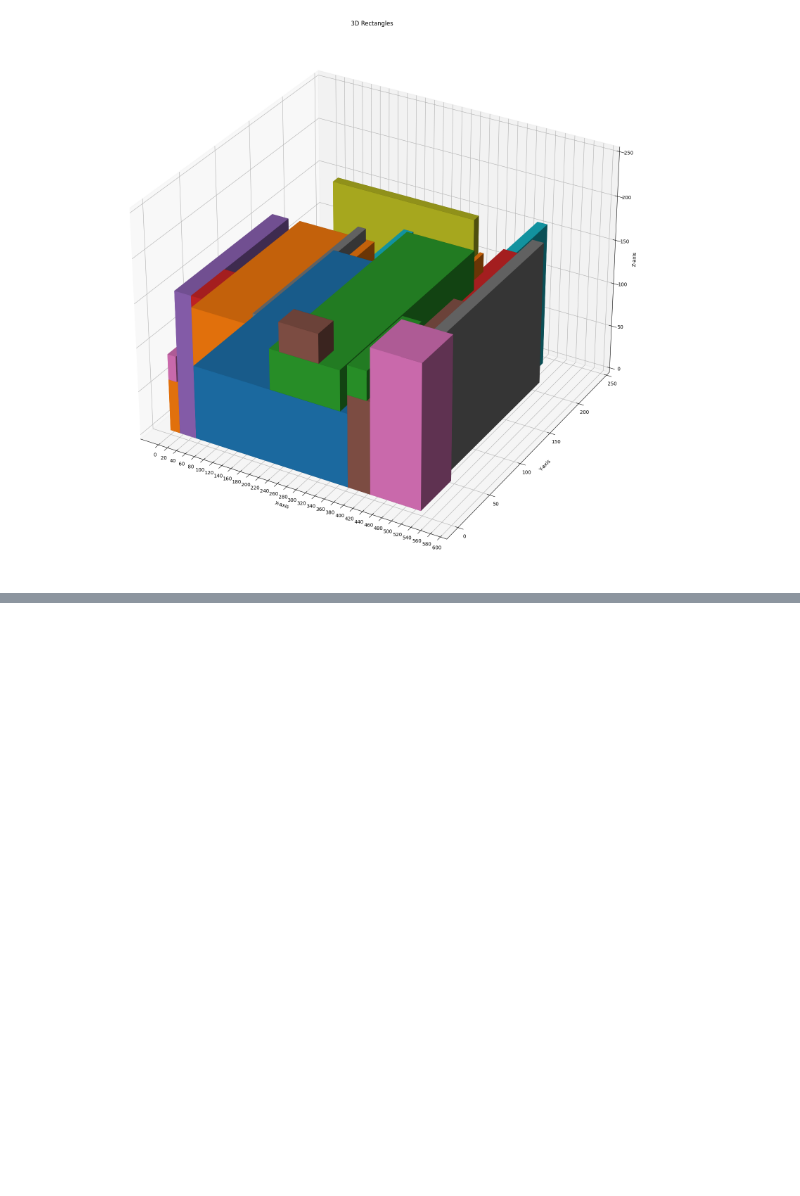
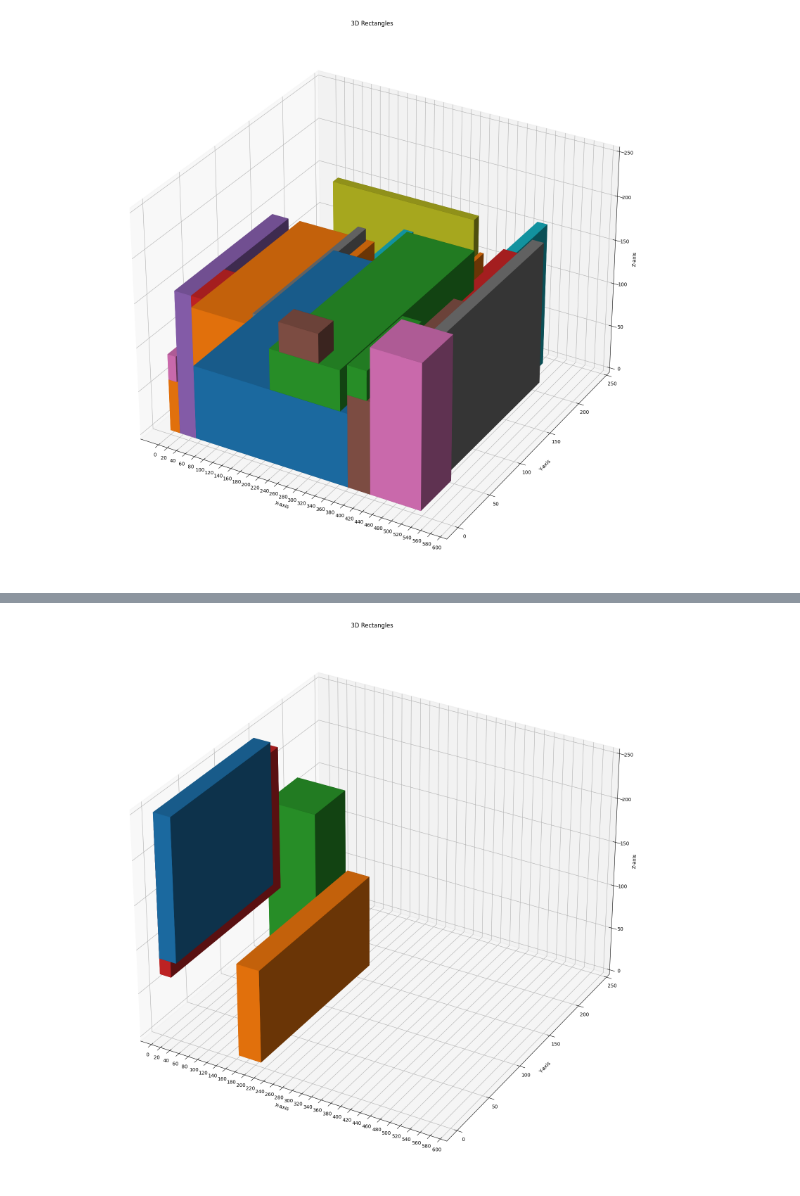
Before and after one commit to mahboobelahi/CLP, a Jupyter notebook: Tests.ipynb, the cells around one changed output, grey strips where cells are left out. Cells and saved outputs as stored; diff of their text form; code cells hidden in the pictures; blank space fills up the shorter version.

```diff
--- a/Tests.ipynb
+++ b/Tests.ipynb
@@ -184,0 +293,14 @@ SV
+# %%
+placed
+x_ticks = 600
+y_ticks = 250
+z_ticks = 250
+step_size =50
+index=3
+# Plotting the rectangles with custom ticks
+plot_3d_rectangles([[0, 0, 84, 36, 141, 163, 827388],
+ [165, 0, 0, 47, 165, 105, 814275],[0, 158, 0, 105, 47, 165, 814275],
+ [0, 0, 66, 24, 160, 163, 625920]
+ ], x_ticks, y_ticks, z_ticks, step_size)
+# %% [output]
+[figure, added]
```
Also changed, not shown: parts of 6 cells of this notebook.
